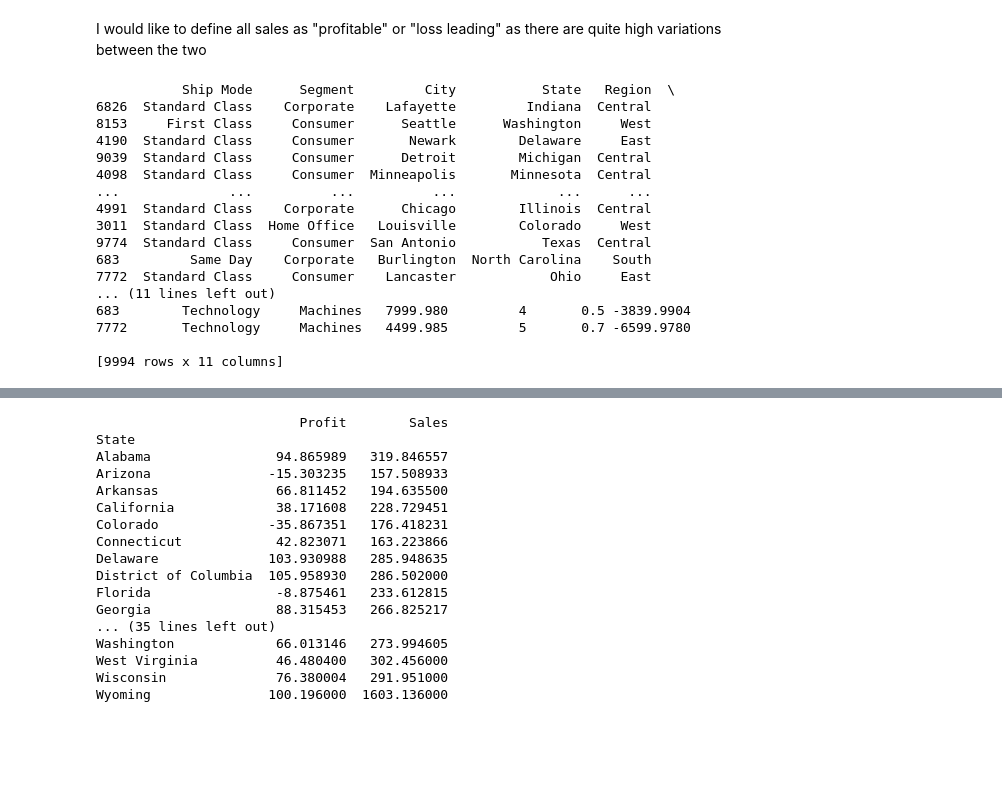
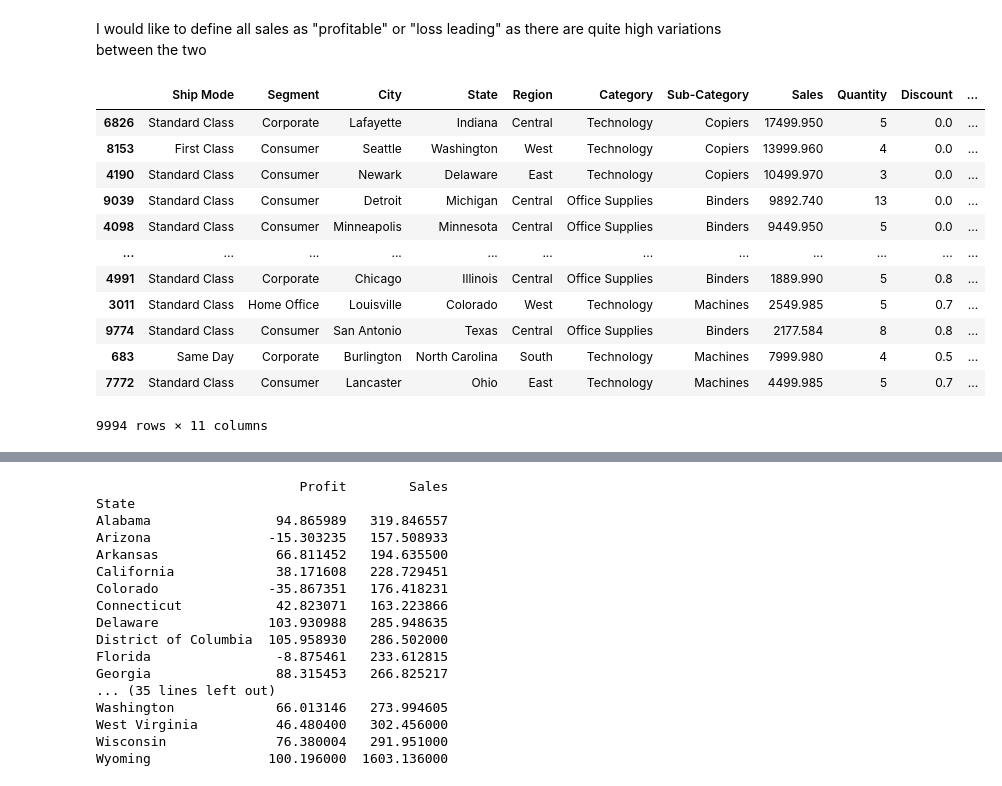
Before and after one commit to chrimeade/UCDPA_chrismeade, a Jupyter notebook: superstore_dataset.ipynb, the cells around one changed output, grey strips where cells are left out. Cells and saved outputs as stored; diff of their text form; code cells hidden in the pictures; blank space fills up the shorter version.

```diff
--- a/superstore_dataset.ipynb
+++ b/superstore_dataset.ipynb
@@ -131,23 +129,18 @@ Name: Profit, dtype: float64
 # %% [markdown]
 I would like to define all sales as "profitable" or "loss leading" as there are quite high variations between the two
 # %%
-neg_profit = sales_df.sort_values('Profit', ascending=False)
-print(neg_profit)
+sales_df.sort_values('Profit', ascending=False)
 # %% [output]
+|  | Ship Mode | Segment | City | State | Region | Category | Sub-Category | Sales | Quantity | Discount | ... |
+| 6826 | Standard Class | Corporate | Lafayette | Indiana | Central | Technology | Copiers | 17499.950 | 5 | 0.0 | ... |
+| 8153 | First Class | Consumer | Seattle | Washington | West | Technology | Copiers | 13999.960 | 4 | 0.0 | ... |
+| 4190 | Standard Class | Consumer | Newark | Delaware | East | Technology | Copiers | 10499.970 | 3 | 0.0 | ... |
+| 9039 | Standard Class | Consumer | Detroit | Michigan | Central | Office Supplies | Binders | 9892.740 | 13 | 0.0 | ... |
+| 4098 | Standard Class | Consumer | Minneapolis | Minnesota | Central | Office Supplies | Binders | 9449.950 | 5 | 0.0 | ... |
+| ... | ... | ... | ... | ... | ... | ... | ... | ... | ... | ... | ... |
+| 4991 | Standard Class | Corporate | Chicago | Illinois | Central | Office Supplies | Binders | 1889.990 | 5 | 0.8 | ... |
+| 3011 | Standard Class | Home Office | Louisville | Colorado | West | Technology | Machines | 2549.985 | 5 | 0.7 | ... |
+| 9774 | Standard Class | Consumer | San Antonio | Texas | Central | Office Supplies | Binders | 2177.584 | 8 | 0.8 | ... |
+| 683 | Same Day | Corporate | Burlington | North Carolina | South | Technology | Machines | 7999.980 | 4 | 0.5 | ... |
+| 7772 | Standard Class | Consumer | Lancaster | Ohio | East | Technology | Machines | 4499.985 | 5 | 0.7 | ... |
-           Ship Mode      Segment         City           State   Region  \
-6826  Standard Class    Corporate    Lafayette         Indiana  Central
-8153     First Class     Consumer      Seattle      Washington     West
-4190  Standard Class     Consumer       Newark        Delaware     East
-9039  Standard Class     Consumer      Detroit        Michigan  Central
-4098  Standard Class     Consumer  Minneapolis       Minnesota  Central
-...              ...          ...          ...             ...      ...
-4991  Standard Class    Corporate      Chicago        Illinois  Central
-3011  Standard Class  Home Office   Louisville        Colorado     West
-9774  Standard Class     Consumer  San Antonio           Texas  Central
-683         Same Day    Corporate   Burlington  North Carolina    South
-7772  Standard Class     Consumer    Lancaster            Ohio     East
-... (11 lines left out)
-683        Technology     Machines   7999.980         4       0.5 -3839.9904
-7772       Technology     Machines   4499.985         5       0.7 -6599.9780
-
-[9994 rows x 11 columns]
+9994 rows × 11 columns
```
Also changed, not shown: parts of 21 cells of this notebook.
